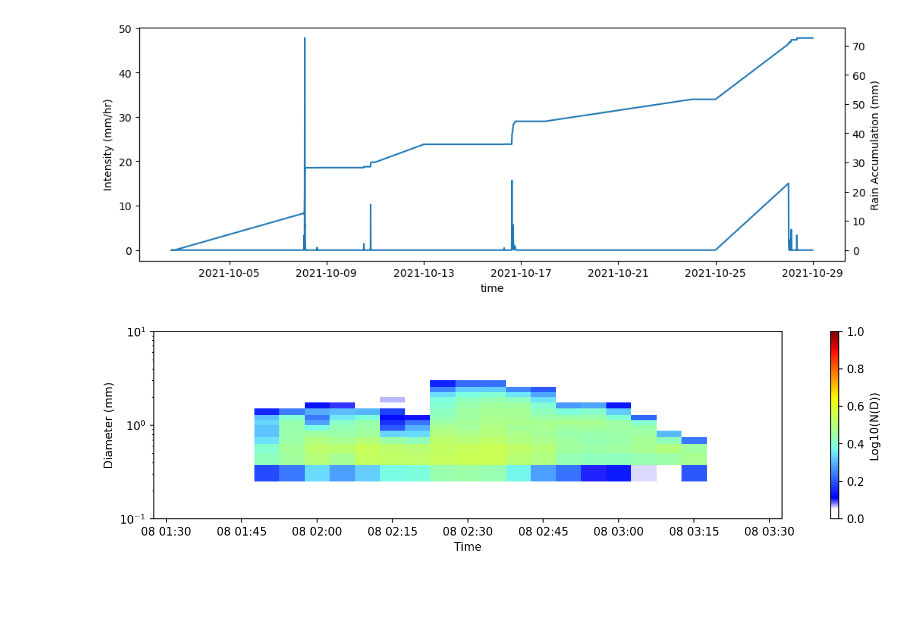
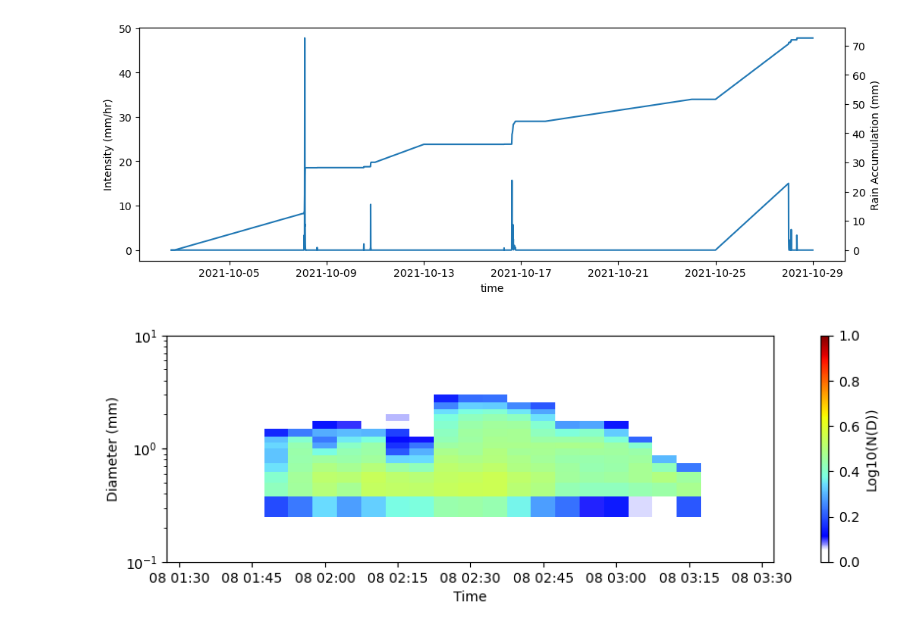
Before and after one commit to aladinor/parsivel2zarr, a Jupyter notebook: notebooks/Parsivel_plot.ipynb, the cells around one changed output. Drawn from its saved outputs; the diff is of its cells as text; code cells hidden in the pictures; blank space fills up the shorter version.

```diff
--- a/notebooks/Parsivel_plot.ipynb
+++ b/notebooks/Parsivel_plot.ipynb
@@ -162,18 +164,18 @@ my_cmap = LinearSegmentedColormap('my_colormap', cdict, 256)
 # %%
 ds_set = ds_par.sel(time=slice('2021-10-08 01:30', '2021-10-08 03:30'))
 # %%
-fig, ax0 = plt.subplots(figsize=(10, 3), dpi=150)
+fig, ax0 = plt.subplots(figsize=(8, 3), dpi=100)
 
 cbar = ax0.pcolormesh(ds_set.time.values,
                       ds_set.diameter,
                       np.log10(ds_set.nd.T.values),
                       vmin=0, vmax=1, cmap=my_cmap, shading='nearest')
 ax0.set_yscale('log')
 ax0.set_ylim(0.1, 10)
 ax0.set_xlabel('Time')
 ax0.set_ylabel('Diameter (mm)')
 add_colorbar_outside(cbar, ax0, 'Log10(N(D))')
 # %% [output]
-[figure, old version]
+[figure, new version]
 # %% [markdown]
 ### Potential 1 minute resolution (not the same plot, just for reference)
```
Also changed, not shown: parts of 9 cells of this notebook.
